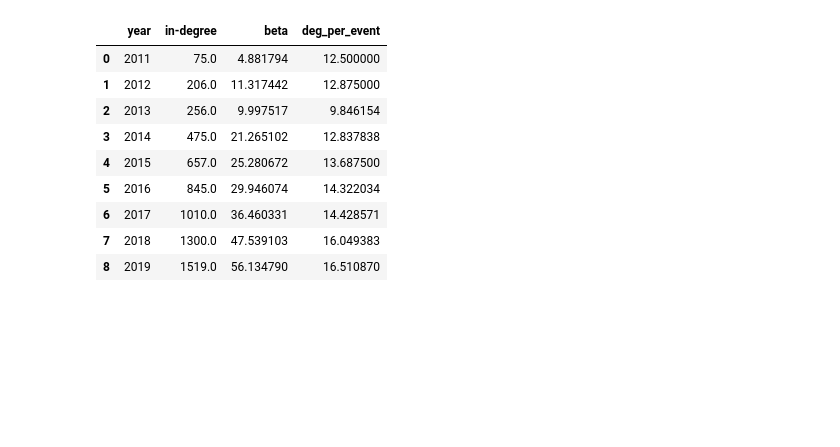
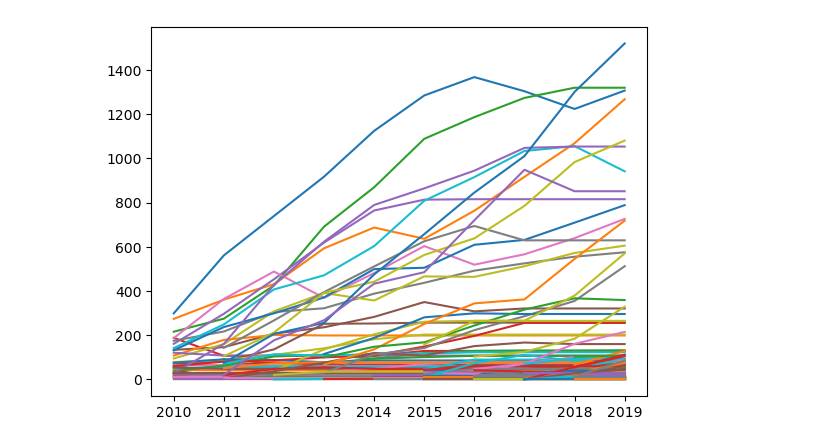
Before and after one commit to imalvarado/6400-Project-ima35, a Jupyter notebook: code/time_series_analysis.ipynb, the cells around one changed output. Cells and saved outputs as stored; diff of their text form; code cells hidden in the pictures; blank space fills up the shorter version.

```diff
--- a/code/time_series_analysis.ipynb
+++ b/code/time_series_analysis.ipynb
@@ -60,16 +60,9 @@ for year in years:
 
 for key, df in results_dict.items():
     results_dict[key] = df.reset_index(names="year")
-# %%
-results_dict["Gabriel Medina"]
-# %% [output]
-|  | year | in-degree | beta | deg_per_event |
-| 0 | 2011 | 75.0 | 4.881794 | 12.500000 |
-| 1 | 2012 | 206.0 | 11.317442 | 12.875000 |
-| 2 | 2013 | 256.0 | 9.997517 | 9.846154 |
-| 3 | 2014 | 475.0 | 21.265102 | 12.837838 |
-| 4 | 2015 | 657.0 | 25.280672 | 13.687500 |
-| 5 | 2016 | 845.0 | 29.946074 | 14.322034 |
-| 6 | 2017 | 1010.0 | 36.460331 | 14.428571 |
-| 7 | 2018 | 1300.0 | 47.539103 | 16.049383 |
-| 8 | 2019 | 1519.0 | 56.134790 | 16.510870 |
+# %%
+for surfer, df in results_dict.items():
+
+    plt.plot(df["year"], df["in-degree"])
+# %% [output]
+[figure, added]
```
Also changed, not shown: parts of 3 cells of this notebook, 1 other file.
